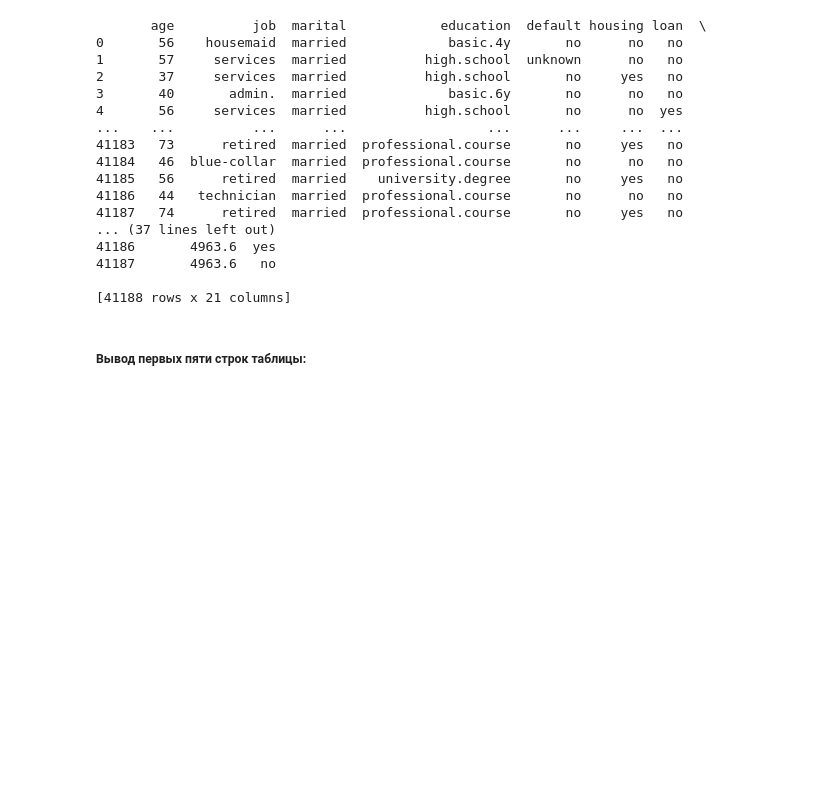
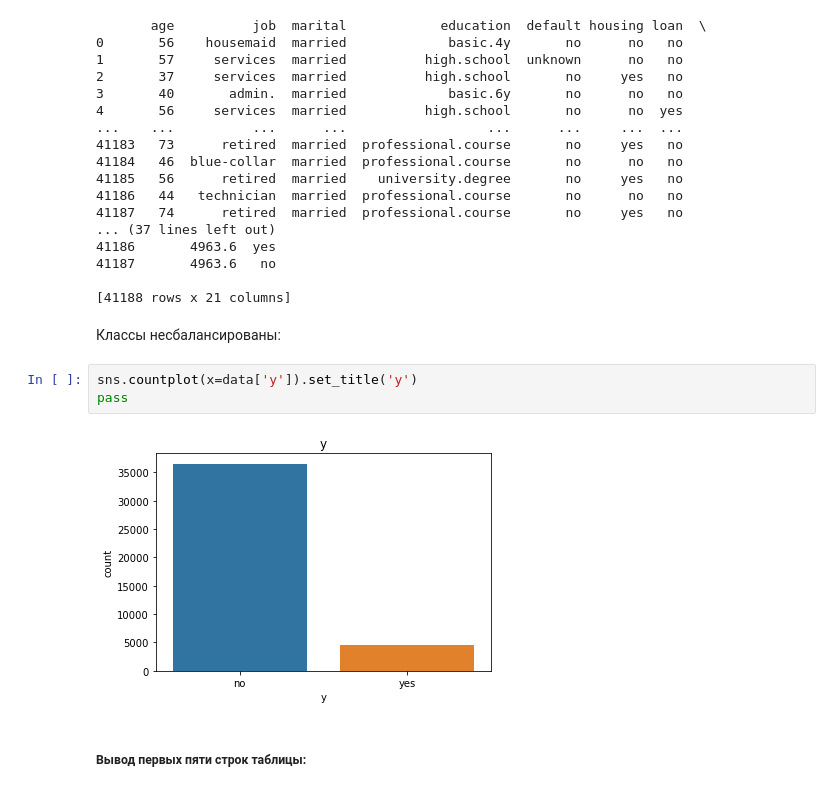
Before and after one commit to k2Pastor/Machine-Learning, a Jupyter notebook: homeWork.ipynb, the cells around one changed output. Cells and saved outputs as stored; diff of their text form; blank space fills up the shorter version.

```diff
--- a/homeWork.ipynb
+++ b/homeWork.ipynb
@@ -57,6 +58,13 @@ print(data)
 41187       4963.6   no
 
 [41188 rows x 21 columns]
+# %% [markdown]
+Классы несбалансированы:
+# %%
+sns.countplot(x=data['y']).set_title('y')
+pass
+# %% [output]
+[figure, added]
 # %% [markdown]
 ##### Вывод первых пяти строк таблицы:
 # %%
```
Also changed, not shown: parts of 52 cells of this notebook.
